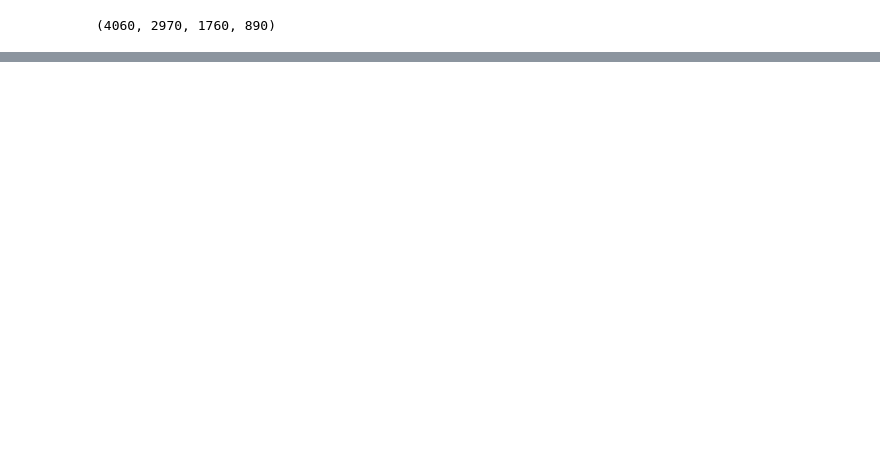
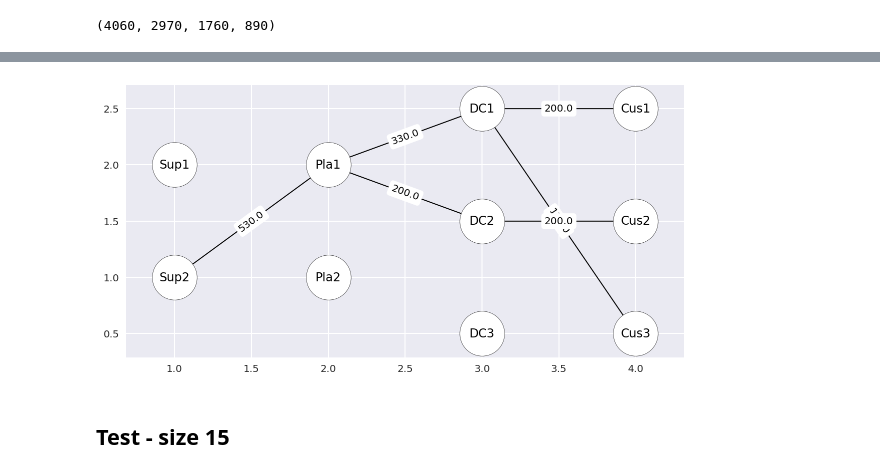
Before and after one commit to Robert-Aduviri/optimizacion-heladas-friaje, a Jupyter notebook: Step 11 - Generate Datasets.ipynb, the cells around one changed output, grey strips where cells are left out. Cells and saved outputs as stored; diff of their text form; code cells hidden in the pictures; blank space fills up the shorter version.

```diff
--- a/Step 11 - Generate Datasets.ipynb
+++ b/Step 11 - Generate Datasets.ipynb
@@ -150,2 +177,2 @@ sum(E), sum(D), sum(W), sum(d)
 # %%
-E, D, W, d, g, v, t, a, c = load_file('data/test1.txt')
+E, D, W, d, g, v, t, a, c = load_file('data/test_10.txt')
@@ -151,0 +229,8 @@ E, D, W, d, g, v, t, a, c = load_file('data/test1.txt')
+# %%
+from utils import decode_chromosome, plot_graph
+q, z, f, p, b, s = decode_chromosome(hof.items[0], E, D, W, d, t, a, c)
+plot_graph(b, f, q)
+# %% [output]
+[figure, added]
+# %% [markdown]
+## Test - size 15
```
Also changed, not shown: parts of 63 cells of this notebook, 13 other files.
